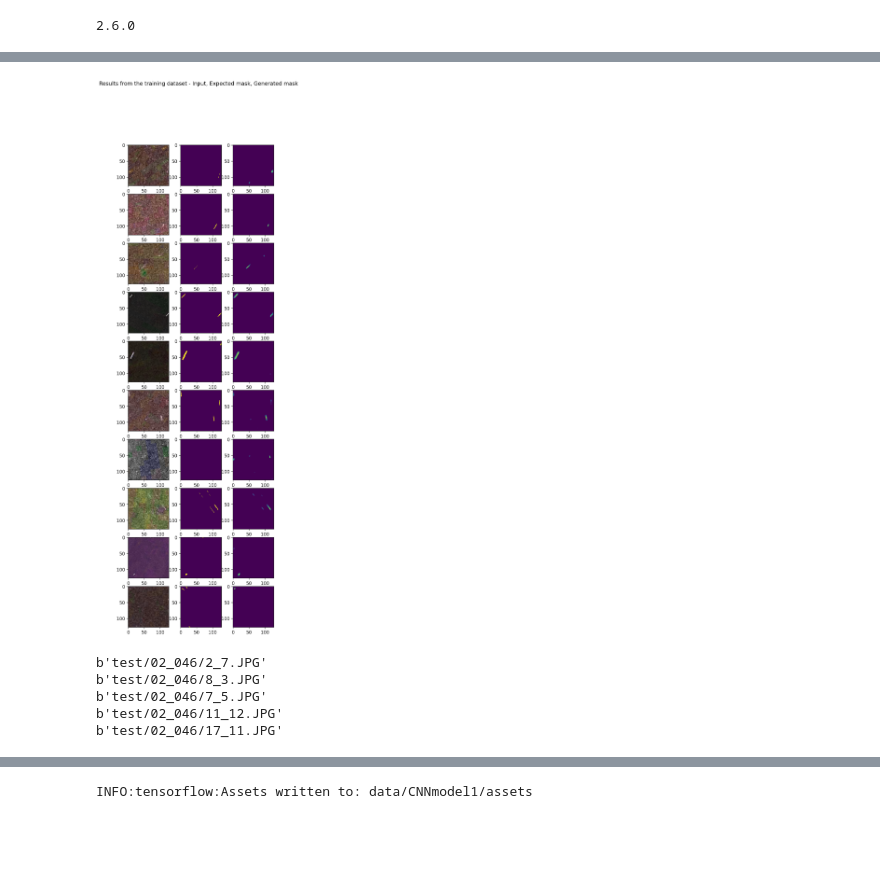
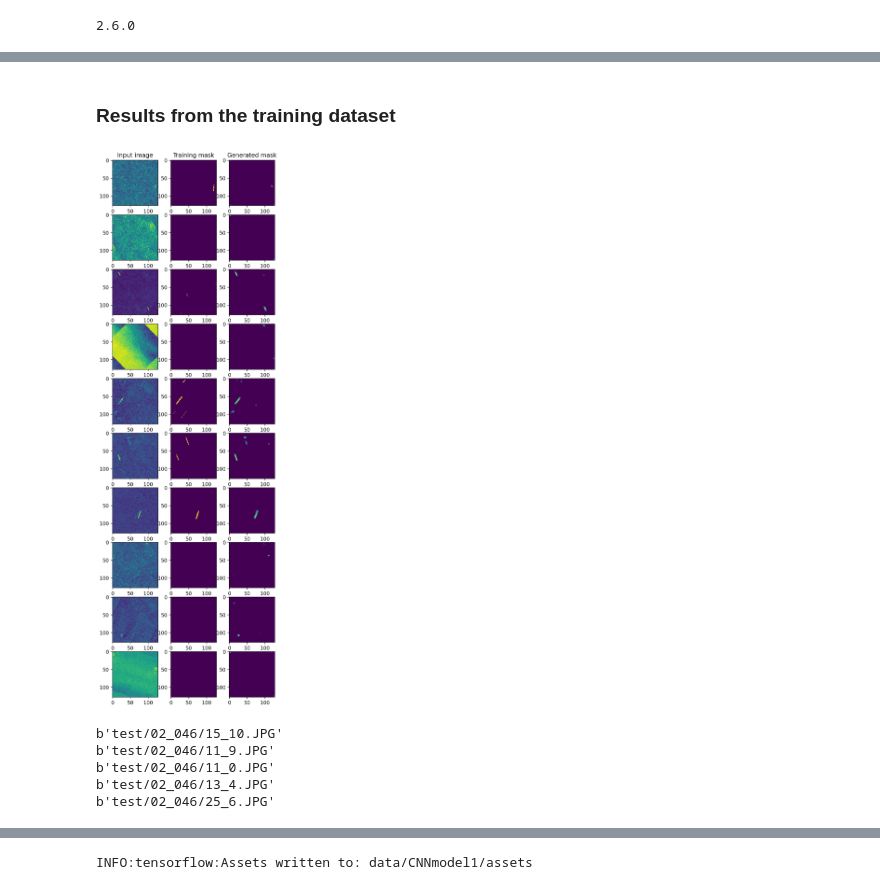
Before and after one commit to gd-codes/startrail-merger, a Jupyter notebook: nn.ipynb, the cells around one changed output, grey strips where cells are left out. Saved outputs shown, nothing was run; the diff lists cells and outputs as text; code cells hidden in the pictures; blank space fills up the shorter version.

```diff
--- a/nn.ipynb
+++ b/nn.ipynb
@@ -68,8 +68,9 @@ def load_preprocess(imgpath, maskpath):
     img.set_shape([128, 128, 3])
     img = rotator1(img)
     # img = tf.image.stateless_random_brightness(img, 0.5, seed=[SHUFFLE_SEED]*2)
-    # img = tf.image.stateless_random_contrast(img, 0.2, 0.5, seed=[SHUFFLE_SEED]*2)
+    img = tf.image.adjust_contrast(img, 2.0)
     img = tf.image.stateless_random_hue(img, 0.2, seed=[SHUFFLE_SEED]*2)
+    img = tf.image.rgb_to_grayscale(img)
     img = tf.cast(img, tf.float32) / 255.0
     # Set `img` to a 3-channel (RGB) 128x128 tensor normalised to [0.0 - 1.0]
 
@@ -119,13 +120,14 @@ b'data/NN_training/masks/4J7A6522/23_3.jpg'
 # %%
 image_batch, mask_batch = next(iter(ds))
 
+disp.display(disp.Markdown("### Prepared Dataset Preview"))
 fig1 = plt.figure(figsize=(2,1*BATCH_SIZE))
-fig1.suptitle("Dataset preview")
 
 # Preview part of the prepared dataset
 for i in range(BATCH_SIZE):
     ax = plt.subplot(BATCH_SIZE, 2, 2*i+1)
-    plt.imshow((image_batch[i].numpy() * 255).astype("uint8"))
+    print(image_batch[i].shape)
+    plt.imshow(image_batch[i].numpy(), cmap='gray', vmin=0, vmax=1)
     plt.axis('off')
     ax = plt.subplot(BATCH_SIZE, 2, 2*i+2)
     plt.imshow(mask_batch[i].numpy(), cmap='gray', vmin=0, vmax=1)
@@ -154,26 +167,30 @@ I used `mean_squared_error` as the training loss metric since the input/output a
 # %%
 # Build the CNN model
 model1 = tf.keras.Sequential([
-    tf.keras.Input(shape=(128, 128, 3)),
-    tf.keras.layers.Conv2D(12, 3, strides=1, activation='relu'),
-    tf.keras.layers.Conv2D(12, 3, strides=1, activation='relu'),
+    tf.keras.Input(shape=(128, 128, 1)),
+    tf.keras.layers.Conv2D(4, 3, strides=1, activation='relu'),
+    tf.keras.layers.Conv2D(4, 3, strides=1, activation='relu'),
     tf.keras.layers.MaxPool2D((2,2)),
-    tf.keras.layers.Conv2D(24, 3, strides=1, activation='relu'),
-    tf.keras.layers.Conv2D(24, 3, strides=1, activation='relu'),
+    tf.keras.layers.Conv2D(8, 3, strides=1, activation='relu'),
+    tf.keras.layers.Conv2D(8, 3, strides=1, activation='relu'),
     tf.keras.layers.MaxPool2D((2,2)),
-    tf.keras.layers.Conv2D(64, 3, strides=1, activation='relu'),
+    tf.keras.layers.Conv2D(16, 3, strides=1, activation='relu'),
 
-    tf.keras.layers.Conv2DTranspose(24, 3, strides=1, activation='relu'),
+    tf.keras.layers.Conv2DTranspose(8, 3, strides=1, activation='relu'),
     tf.keras.layers.UpSampling2D((2,2)),
-    tf.keras.layers.Conv2DTranspose(12, 3, strides=1, activation='relu'),
-    tf.keras.layers.Conv2DTranspose(12, 3, strides=1, activation='relu'),
+    tf.keras.layers.Conv2DTranspose(4, 3, strides=1, activation='relu'),
+    tf.keras.layers.Conv2DTranspose(4, 3, strides=1, activation='relu'),
     tf.keras.layers.UpSampling2D((2,2)),
-    tf.keras.layers.Conv2DTranspose(3, 3, strides=1, activation='relu'),
+    tf.keras.layers.Conv2DTranspose(2, 3, strides=1, activation='relu'),
     tf.keras.layers.Conv2DTranspose(1, 3, strides=1, activation='relu'),
     # tf.keras.layers.Softmax(),
 ], name='NN_decoder')
 
-model1.compile(loss='mean_squared_error', optimizer="adam", metrics=['accuracy'])
+model1.compile(
+    loss='mean_squared_error',
+    optimizer="adam",
+    metrics=[tf.keras.metrics.BinaryAccuracy(),],
+)
 model1.summary()
 # %% [output]
 Model: "NN_decoder"
@@ -224,20 +241,27 @@ Epoch 10/10
 # %%
 n = 1
 
 # Check some of the model's results on training data
 for imgbatch, maskbatch in ds.take(n):
 
     fig2, ax2 = plt.subplots(BATCH_SIZE, 3, figsize=(6, 2*BATCH_SIZE))
-    fig2.suptitle("Results from the training dataset - Input, Expected mask, Generated mask")
+    disp.display(disp.Markdown("### Results from the training dataset"))
     predbatch = model1.predict(imgbatch)
 
+    iter0 = True
     for imgtest, masktest, pred, ax in zip(imgbatch, maskbatch, predbatch, ax2) :
         ax[0].imshow(tf.keras.utils.array_to_img(imgtest))
         ax[1].imshow(tf.keras.utils.array_to_img(masktest))
         ax[2].imshow(tf.keras.utils.array_to_img(pred))
+        if iter0 :
+            ax[0].set_title("Input image")
+            ax[1].set_title("Training mask")
+            ax[2].set_title("Generated mask")
+            iter0 = False
         # plt.close('all')
 # %% [output]
+### Results from the training dataset
-[figure, old version]
+[figure, new version]
 # %%
 list_imgs2 = tf.data.Dataset.list_files('test/02_046/*', shuffle=True)
 
@@ -248,8 +272,9 @@ for f in list_imgs2.take(5):
 def load_preprocess2(imgpath):
     img = tf.io.read_file(imgpath)
     img = tf.io.decode_image(img)
+    img = tf.image.rgb_to_grayscale(img)
     img = tf.cast(img, tf.float32) / 255.0
-    img.set_shape([128, 128, 3])
+    img.set_shape([128, 128, 1])
     return img
 
 
@@ -257,11 +282,11 @@ dstest = list_imgs.map(load_preprocess2, tf.data.AUTOTUNE)
 
 dstest = configure_for_performance(dstest)
 # %% [output]
-b'test/02_046/2_7.JPG'
-b'test/02_046/8_3.JPG'
-b'test/02_046/7_5.JPG'
-b'test/02_046/11_12.JPG'
-b'test/02_046/17_11.JPG'
+b'test/02_046/15_10.JPG'
+b'test/02_046/11_9.JPG'
+b'test/02_046/11_0.JPG'
+b'test/02_046/13_4.JPG'
+b'test/02_046/25_6.JPG'
 # %%
 n = 2
 
```
Also changed, not shown: parts of 8 cells of this notebook, 6 other files.
